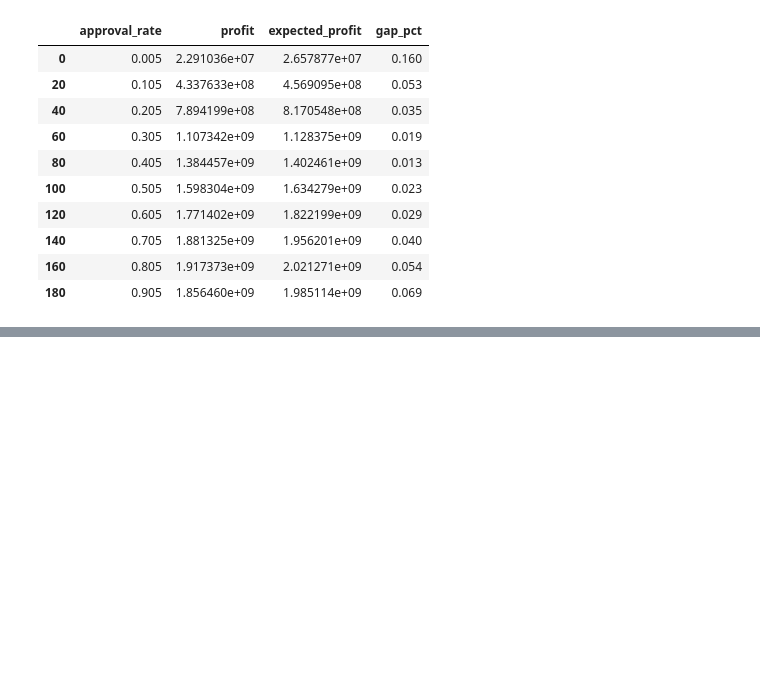
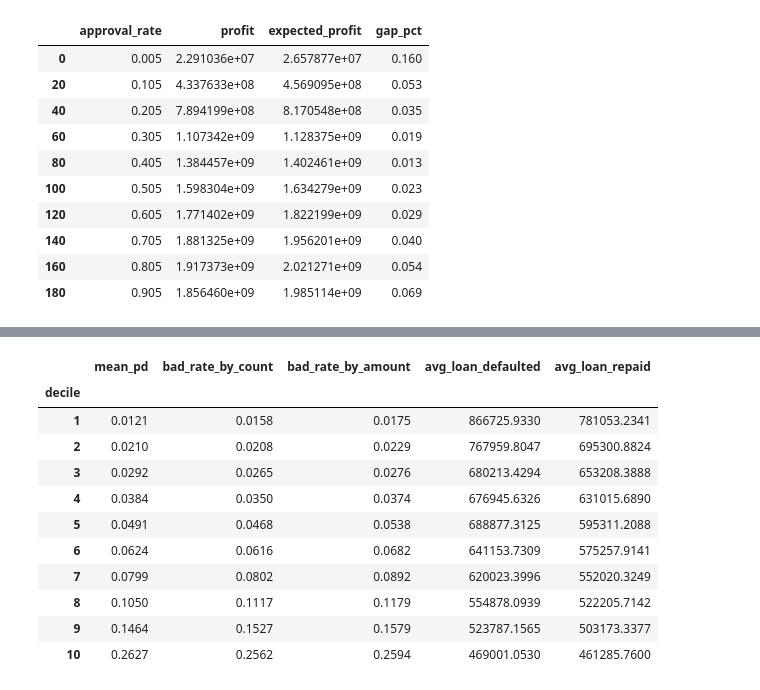
Before and after one commit to Zerol-91/credit-scoring-home-credit, a Jupyter notebook: notebooks/04_economics.ipynb, the cells around one changed output, grey strips where cells are left out. Saved outputs shown, nothing was run; the diff lists cells and outputs as text; code cells hidden in the pictures; blank space fills up the shorter version.

```diff
--- a/notebooks/04_economics.ipynb
+++ b/notebooks/04_economics.ipynb
@@ -188,0 +195,24 @@ check.round(3)
+# %%
+p_col = "pd_scorecard_with_ext"
+d = valid.assign(decile=pd.qcut(valid[p_col], 10, labels=False) + 1)
+loan_size = d.groupby("decile").apply(lambda g: pd.Series({
+    "mean_pd": g[p_col].mean(),
+    "bad_rate_by_count": g["TARGET"].mean(),
+    "bad_rate_by_amount": (g["TARGET"] * g["AMT_CREDIT"]).sum() / g["AMT_CREDIT"].sum(),
+    "avg_loan_defaulted": g.loc[g["TARGET"] == 1, "AMT_CREDIT"].mean(),
+    "avg_loan_repaid": g.loc[g["TARGET"] == 0, "AMT_CREDIT"].mean(),
+}), include_groups=False)
+loan_size.round(4)
+# %% [output]
+|  | mean_pd | bad_rate_by_count | bad_rate_by_amount | avg_loan_defaulted | avg_loan_repaid |
+| decile |  |  |  |  |  |
+| 1 | 0.0121 | 0.0158 | 0.0175 | 866725.9330 | 781053.2341 |
+| 2 | 0.0210 | 0.0208 | 0.0229 | 767959.8047 | 695300.8824 |
+| 3 | 0.0292 | 0.0265 | 0.0276 | 680213.4294 | 653208.3888 |
+| 4 | 0.0384 | 0.0350 | 0.0374 | 676945.6326 | 631015.6890 |
+| 5 | 0.0491 | 0.0468 | 0.0538 | 688877.3125 | 595311.2088 |
+| 6 | 0.0624 | 0.0616 | 0.0682 | 641153.7309 | 575257.9141 |
+| 7 | 0.0799 | 0.0802 | 0.0892 | 620023.3996 | 552020.3249 |
+| 8 | 0.1050 | 0.1117 | 0.1179 | 554878.0939 | 522205.7142 |
+| 9 | 0.1464 | 0.1527 | 0.1579 | 523787.1565 | 503173.3377 |
+| 10 | 0.2627 | 0.2562 | 0.2594 | 469001.0530 | 461285.7600 |
```
Also changed, not shown: parts of 5 cells of this notebook, 1 other file.
